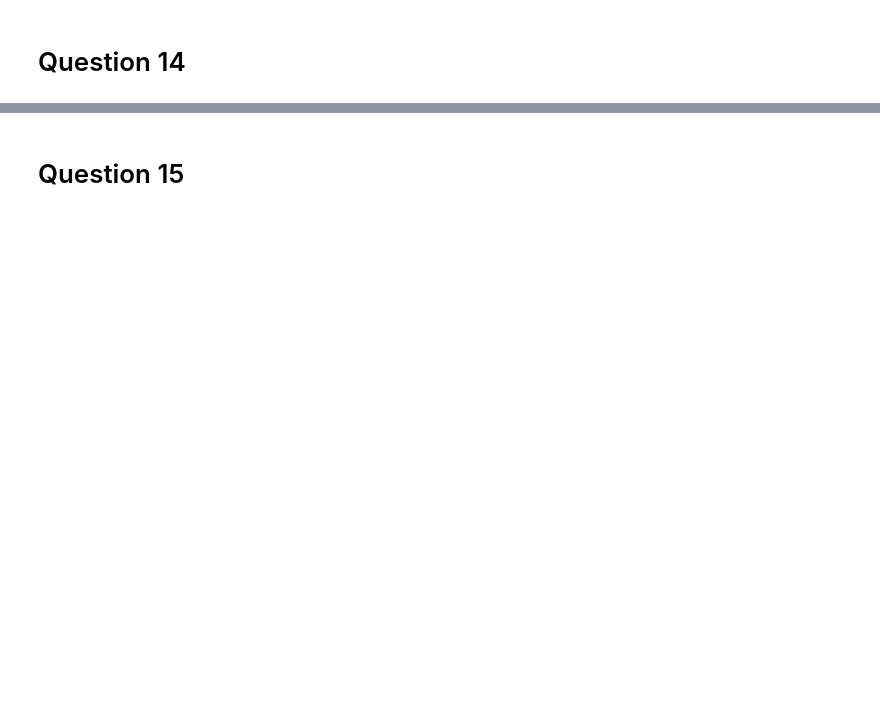
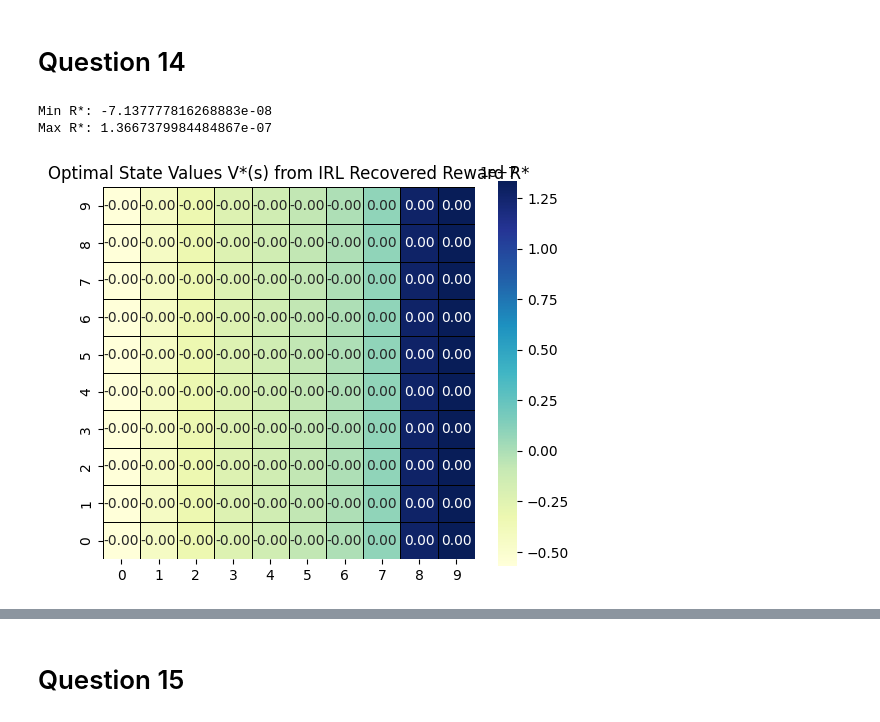
Before and after one commit to kbaseba/232E, a Jupyter notebook: Project_3/ECE232E_Project3_606539982_106405230_106303745.ipynb, the cells around one changed output, grey strips where cells are left out. Cells and saved outputs as stored; diff of their text form; code cells hidden in the pictures; blank space fills up the shorter version.

```diff
--- a/Project_3/ECE232E_Project3_606539982_106405230_106303745.ipynb
+++ b/Project_3/ECE232E_Project3_606539982_106405230_106303745.ipynb
@@ -537,2 +719,32 @@ D_row = [ -e_i^T, 0^T, 0^T ], b_row = [ R_max ]
 # %% [markdown]
 # Question 14
+# %%
+# Solve with lambda = 3.5271
+c, G, h = build_irl_lp(lambda_max_1, Pa, expert_policy, gamma, R_max)
+solution = solvers.lp(c, G, h)
+R_star = np.array(solution['x'][:100]).flatten()
+# %%
+# Compute value function using the same value_iteration() from Q2
+V_star = value_iteration(P, R_star, gamma)
+
+# Reshape to 10x10 grid for heatmap
+V_star_grid = V_star.reshape((10, 10))
+# %%
+print("Min R*:", np.min(R_star))
+print("Max R*:", np.max(R_star))
+# %% [output]
+Min R*: -7.137777816268883e-08
+Max R*: 1.3667379984484867e-07
+# %%
+# Plot a single heatmap
+import matplotlib.pyplot as plt
+import seaborn as sns
+
+plt.figure(figsize=(6, 5))
+sns.heatmap(V_star_grid, annot=True, fmt=".2f", cmap="YlGnBu", square=True,
+            cbar=True, linewidths=0.5, linecolor='black')
+plt.title("Optimal State Values V*(s) from IRL Recovered Reward R*")
+plt.gca().invert_yaxis()
+plt.show()
+# %% [output]
+[figure, added]
```
Also changed, not shown: parts of 12 cells of this notebook.
